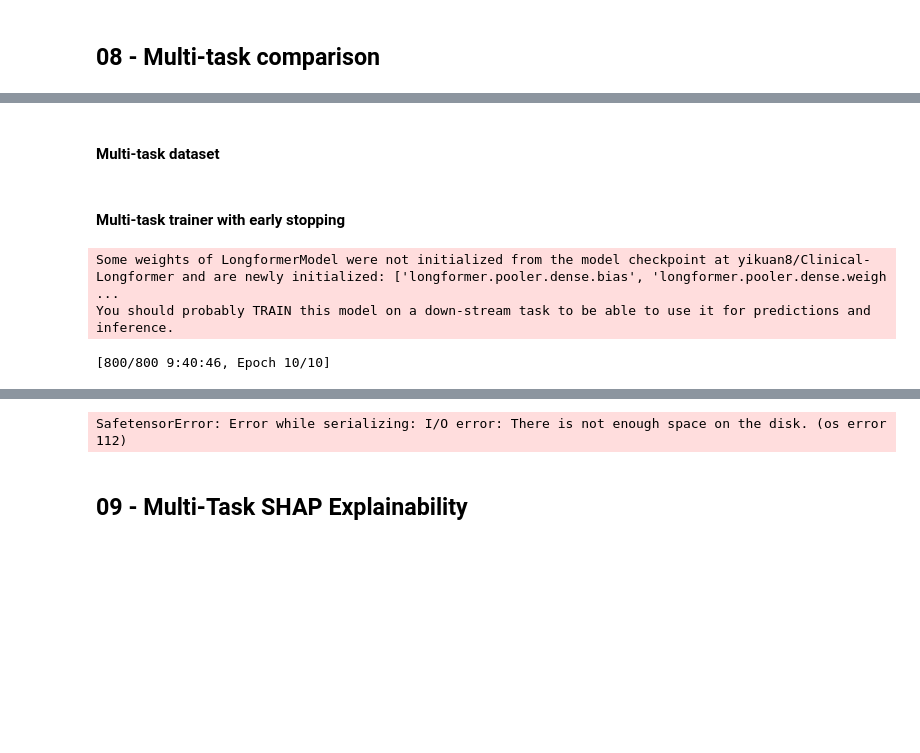
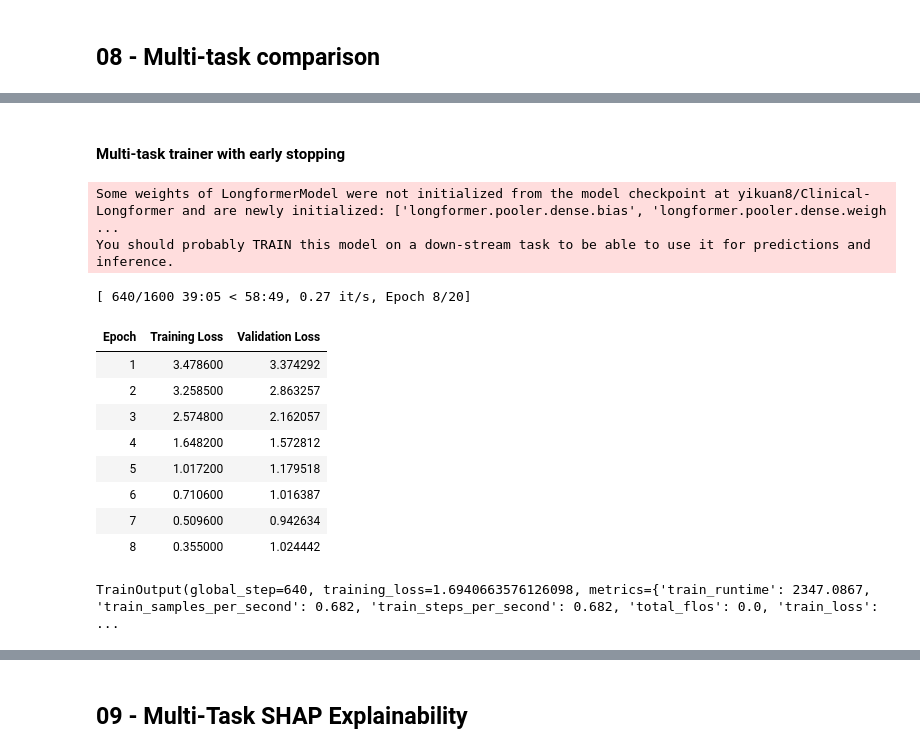
Before and after one commit to MarkEHolland/data-science-nhs, a Jupyter notebook: notebooks/10_multihead_long_context_claims_pipeline.ipynb, the cells around one changed output, grey strips where cells are left out. Drawn from its saved outputs; the diff is of its cells as text; code cells hidden in the pictures; blank space fills up the shorter version.

```diff
--- a/notebooks/10_multihead_long_context_claims_pipeline.ipynb
+++ b/notebooks/10_multihead_long_context_claims_pipeline.ipynb
@@ -420,24 +490,10 @@ class MultiTaskLongformer(nn.Module):
 
         return {"loss": loss, "severity_logits": sev_logits, "theme_logits": theme_logits}
-# %% [markdown]
-#### Multi-task dataset
-# %%
-def tokenize_mt(batch):
-    return long_tokenizer(batch["claim_text"], padding="max_length", truncation=True, max_length=2048)
-
-mt_train = train_ds.map(tokenize_mt, batched=True)
-mt_val = val_ds.map(tokenize_mt, batched=True)
-
-mt_train = mt_train.rename_column("severity_label", "labels_severity")
-mt_train = mt_train.rename_column("theme_label", "labels_theme")
-
-mt_val = mt_val.rename_column("severity_label", "labels_severity")
-mt_val = mt_val.rename_column("theme_label", "labels_theme")
-
-mt_train = mt_train.remove_columns(["id", "severity", "theme", "department", "claim_text"])
-mt_val = mt_val.remove_columns(["id", "severity", "theme", "department", "claim_text"])
-
-mt_train.set_format("torch")
-mt_val.set_format("torch")
 # %% [markdown]
 #### Multi-task trainer with early stopping
+# %%
+# create model
+multi_model = MultiTaskLongformer(LONGFORMER_NAME).to(DEVICE)
+# %% [output]
+Some weights of LongformerModel were not initialized from the model checkpoint at yikuan8/Clinical-Longformer and are newly initialized: ['longformer.pooler.dense.bias', 'longformer.pooler.dense.weigh ...
+You should probably TRAIN this model on a down-stream task to be able to use it for predictions and inference.
@@ -444,43 +528,15 @@ mt_val.set_format("torch")
 # %%
-multi_model = MultiTaskLongformer(LONGFORMER_NAME).to(DEVICE)
-
-class MultiTaskTrainer(Trainer):
-    def compute_loss(self, model, inputs, return_outputs=False, num_items_in_batch=None, **kwargs):
-        sev = inputs.pop("labels_severity")
-        theme = inputs.pop("labels_theme")
-        out = model(**inputs, labels_severity=sev, labels_theme=theme)
-        loss = out["loss"]
-        return (loss, out) if return_outputs else loss
-
-
-mt_args = TrainingArguments(
-    output_dir="./multitask",
-    num_train_epochs=10,
-    per_device_train_batch_size=1,
-    per_device_eval_batch_size=1,
-    learning_rate=1e-5,
-    eval_strategy="epoch",
-    logging_strategy="epoch",
-    save_strategy="epoch",
-    report_to="none",
-    load_best_model_at_end=True,
-    metric_for_best_model="loss",
-    greater_is_better=False,
-    warmup_steps=50,
-    max_grad_norm=1.0
-)
-
-
-mt_trainer = MultiTaskTrainer(
-    model=multi_model,
-    args=mt_args,
-    train_dataset=mt_train,
-    eval_dataset=mt_val,
-    callbacks=[EarlyStoppingCallback(early_stopping_patience=1)]
-)
-
+# --- Train multi-task model ---
 mt_trainer.train()
 # %% [output]
-Some weights of LongformerModel were not initialized from the model checkpoint at yikuan8/Clinical-Longformer and are newly initialized: ['longformer.pooler.dense.bias', 'longformer.pooler.dense.weigh ...
-You should probably TRAIN this model on a down-stream task to be able to use it for predictions and inference.
+[ 640/1600 39:05 < 58:49, 0.27 it/s, Epoch 8/20]
+| Epoch | Training Loss | Validation Loss |
+| 1 | 3.478600 | 3.374292 |
+| 2 | 3.258500 | 2.863257 |
+| 3 | 2.574800 | 2.162057 |
+| 4 | 1.648200 | 1.572812 |
+| 5 | 1.017200 | 1.179518 |
+| 6 | 0.710600 | 1.016387 |
+| 7 | 0.509600 | 0.942634 |
+| 8 | 0.355000 | 1.024442 |
-[800/800 9:40:46, Epoch 10/10]
+TrainOutput(global_step=640, training_loss=1.6940663576126098, metrics={'train_runtime': 2347.0867, 'train_samples_per_second': 0.682, 'train_steps_per_second': 0.682, 'total_flos': 0.0, 'train_loss': ...
@@ -498,4 +543,3 @@ You should probably TRAIN this model on a down-stream task to be able to use it
-SafetensorError: Error while serializing: I/O error: There is not enough space on the disk. (os error 112)
 # %% [markdown]
 ## 09 - Multi‑Task SHAP Explainability
 # %% [markdown]
```
Also changed, not shown: parts of 26 cells of this notebook, 12 other files.
